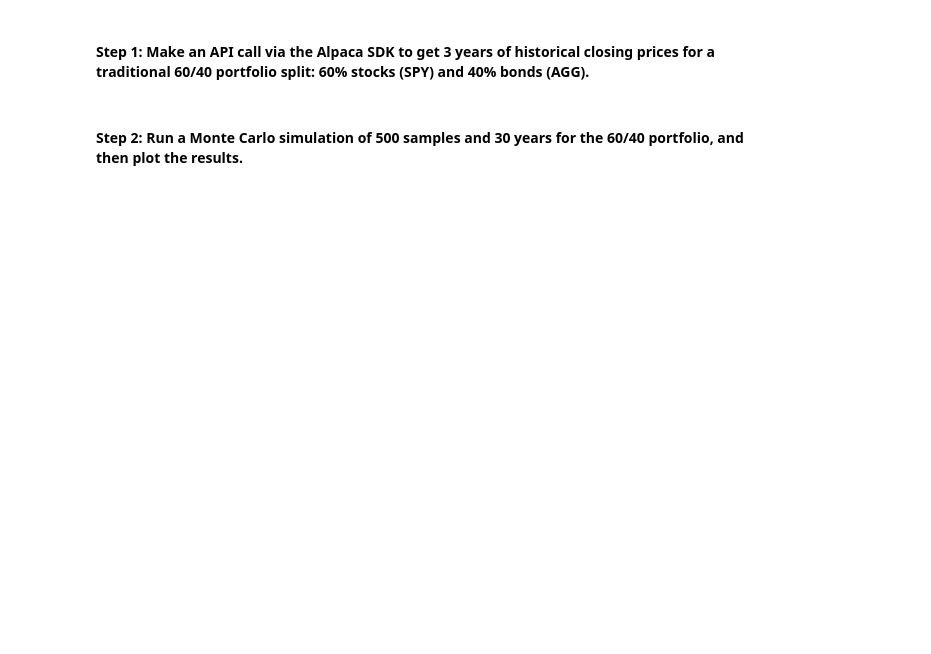
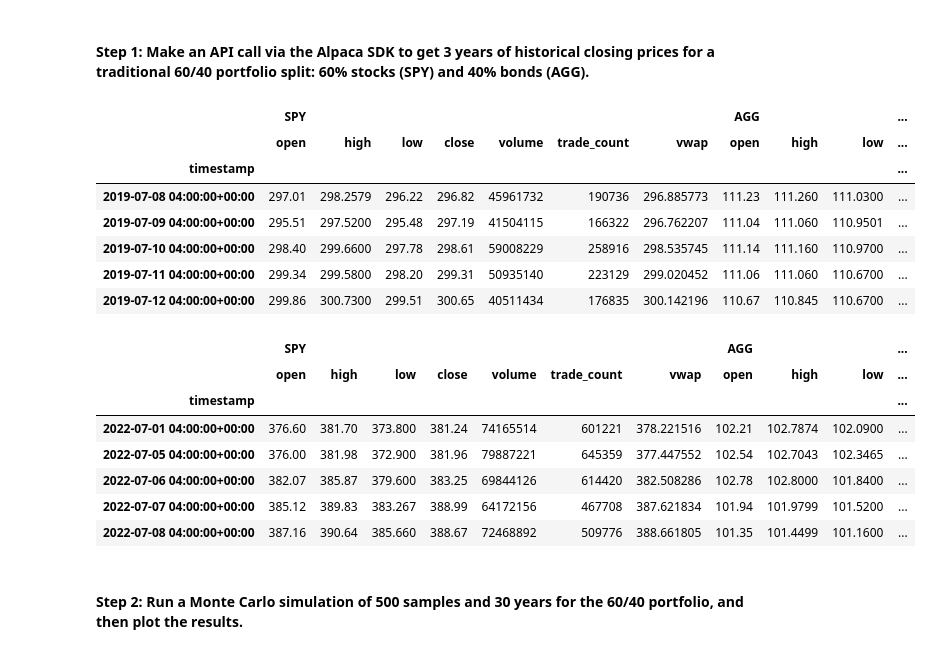
Before and after one commit to qrolston/Financial_planning_tools, a Jupyter notebook: financial_planning_tools.ipynb, the cells around one changed output. Saved outputs shown, nothing was run; the diff lists cells and outputs as text; code cells hidden in the pictures; blank space fills up the shorter version.

```diff
--- a/financial_planning_tools.ipynb
+++ b/financial_planning_tools.ipynb
@@ -435,20 +434,44 @@ In this section, you’ll use the MCForecastTools library to create a Monte Carl
 # %%
 # Use the Alpaca get_bars function to make the API call to get the 3 years worth of pricing data
 # The tickers and timeframe parameters should have been set in Part 1 of this activity
 # The start and end dates should be updated with the information set above
 # Remember to add the df property to the end of the call so the response is returned as a DataFrame
-# YOUR CODE HERE
+three_yr_prices_df = alpaca.get_bars(
+    tickers,
+    timeframe,
+    start=start_date,
+    end=end_date
+).df
 
 # Reorganize the DataFrame
 # Separate ticker data
-# YOUR CODE HERE
+SPY = three_yr_prices_df[three_yr_prices_df['symbol']=='SPY'].drop('symbol', axis=1)
+AGG = three_yr_prices_df[three_yr_prices_df['symbol']=='AGG'].drop('symbol', axis=1)
+
 
 # Concatenate the ticker DataFrames
-# YOUR CODE HERE
+three_yr_prices_df = pd.concat([SPY, AGG], axis=1, keys=["SPY", "AGG"])
 
 # Display both the first and last five rows of the DataFrame
-# YOUR CODE HERE
-# YOUR CODE HERE
+display(three_yr_prices_df.head())
+display(three_yr_prices_df.tail())
+# %% [output]
+|  | SPY |  |  |  |  |  |  | AGG |  |  | ... |
+|  | open | high | low | close | volume | trade_count | vwap | open | high | low | ... |
+| timestamp |  |  |  |  |  |  |  |  |  |  | ... |
+| 2019-07-08 04:00:00+00:00 | 297.01 | 298.2579 | 296.22 | 296.82 | 45961732 | 190736 | 296.885773 | 111.23 | 111.260 | 111.0300 | ... |
+| 2019-07-09 04:00:00+00:00 | 295.51 | 297.5200 | 295.48 | 297.19 | 41504115 | 166322 | 296.762207 | 111.04 | 111.060 | 110.9501 | ... |
+| 2019-07-10 04:00:00+00:00 | 298.40 | 299.6600 | 297.78 | 298.61 | 59008229 | 258916 | 298.535745 | 111.14 | 111.160 | 110.9700 | ... |
+| 2019-07-11 04:00:00+00:00 | 299.34 | 299.5800 | 298.20 | 299.31 | 50935140 | 223129 | 299.020452 | 111.06 | 111.060 | 110.6700 | ... |
+| 2019-07-12 04:00:00+00:00 | 299.86 | 300.7300 | 299.51 | 300.65 | 40511434 | 176835 | 300.142196 | 110.67 | 110.845 | 110.6700 | ... |
+|  | SPY |  |  |  |  |  |  | AGG |  |  | ... |
+|  | open | high | low | close | volume | trade_count | vwap | open | high | low | ... |
+| timestamp |  |  |  |  |  |  |  |  |  |  | ... |
+| 2022-07-01 04:00:00+00:00 | 376.60 | 381.70 | 373.800 | 381.24 | 74165514 | 601221 | 378.221516 | 102.21 | 102.7874 | 102.0900 | ... |
+| 2022-07-05 04:00:00+00:00 | 376.00 | 381.98 | 372.900 | 381.96 | 79887221 | 645359 | 377.447552 | 102.54 | 102.7043 | 102.3465 | ... |
+| 2022-07-06 04:00:00+00:00 | 382.07 | 385.87 | 379.600 | 383.25 | 69844126 | 614420 | 382.508286 | 102.78 | 102.8000 | 101.8400 | ... |
+| 2022-07-07 04:00:00+00:00 | 385.12 | 389.83 | 383.267 | 388.99 | 64172156 | 467708 | 387.621834 | 101.94 | 101.9799 | 101.5200 | ... |
+| 2022-07-08 04:00:00+00:00 | 387.16 | 390.64 | 385.660 | 388.67 | 72468892 | 509776 | 388.661805 | 101.35 | 101.4499 | 101.1600 | ... |
 # %% [markdown]
 #### Step 2: Run a Monte Carlo simulation of 500 samples and 30 years for the 60/40 portfolio, and then plot the results.
 # %%
```
Also changed, not shown: parts of 19 cells of this notebook.
